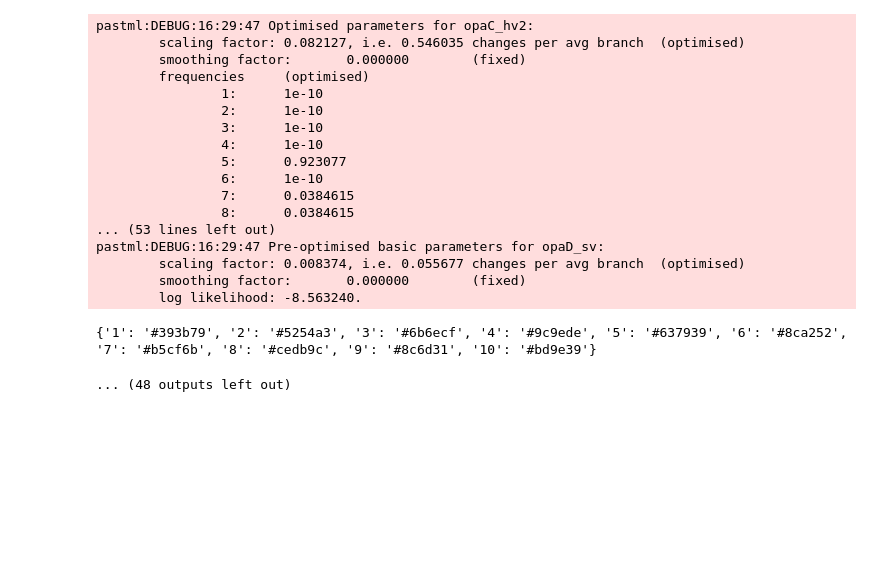
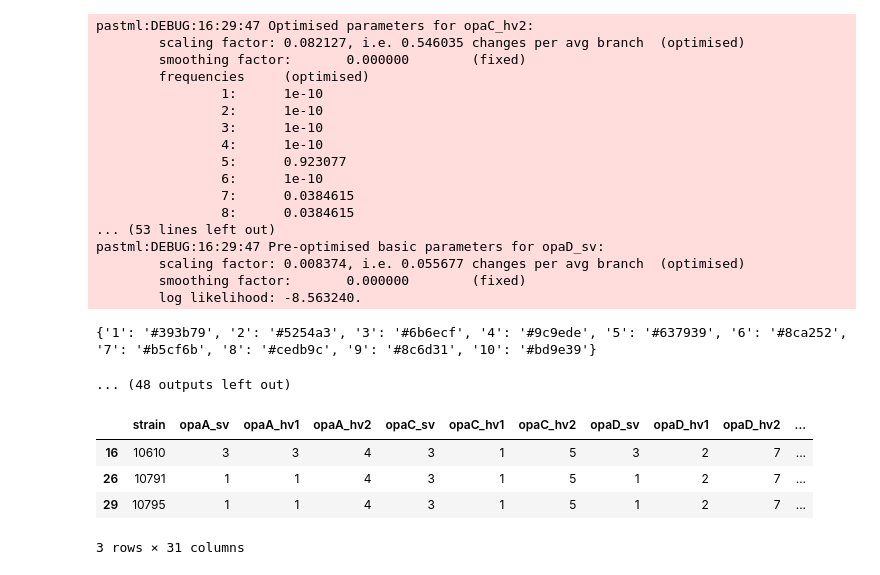
Before and after one commit to qinqin-yu/gonococcus_opa_diversity, a Jupyter notebook: opa_diversity_snakemake/workflow/notebooks/subtrees_acr.ipynb, the cells around one changed output. Drawn from its saved outputs; the diff is of its cells as text; code cells hidden in the pictures; blank space fills up the shorter version.

Commit message:
getting number of isolates that were missing an opa

```diff
--- a/opa_diversity_snakemake/workflow/notebooks/subtrees_acr.ipynb
+++ b/opa_diversity_snakemake/workflow/notebooks/subtrees_acr.ipynb
@@ -172,3 +172,28 @@ pastml:DEBUG:16:29:47 Pre-optimised basic parameters for opaD_sv:
         log likelihood: -8.563240.
 {'1': '#393b79', '2': '#5254a3', '3': '#6b6ecf', '4': '#9c9ede', '5': '#637939', '6': '#8ca252', '7': '#b5cf6b', '8': '#cedb9c', '9': '#8c6d31', '10': '#bd9e39'}
 ... (48 outputs left out)
+# %%
+# Check which opas were missing
+
+subtrees = [4]#[3, 4, 6]
+
+# Path to the table containing tip/node annotations, in csv or tab format
+data = "../../results/pastml/tip_annotations.txt"
+# Load in all character names (i.e. opaA_sv)
+tip_annotations = pd.read_csv(data, sep = '\t')
+
+for subtree in subtrees:
+
+    # Get the characters to use (since some subtrees have isolates that are all missing a certain opa locus)
+    isolates = pd.read_csv('../../results/subtrees/isolates/subtree_' + str(subtree) + '_isolates.txt', header = None)[0].values
+    tip_annotations_subtree = tip_annotations[tip_annotations['strain'].isin(isolates)]
+    tip_annotations_subtree.dropna(axis = 'columns', how = 'all', inplace = True)
+    all_columns = tip_annotations_subtree.columns[1:]
+
+tip_annotations_subtree[tip_annotations_subtree.isnull().any(axis=1)]
+# %% [output]
+|  | strain | opaA_sv | opaA_hv1 | opaA_hv2 | opaC_sv | opaC_hv1 | opaC_hv2 | opaD_sv | opaD_hv1 | opaD_hv2 | ... |
+| 16 | 10610 | 3 | 3 | 4 | 3 | 1 | 5 | 3 | 2 | 7 | ... |
+| 26 | 10791 | 1 | 1 | 4 | 3 | 1 | 5 | 1 | 2 | 7 | ... |
+| 29 | 10795 | 1 | 1 | 4 | 3 | 1 | 5 | 1 | 2 | 7 | ... |
+3 rows × 31 columns
```
